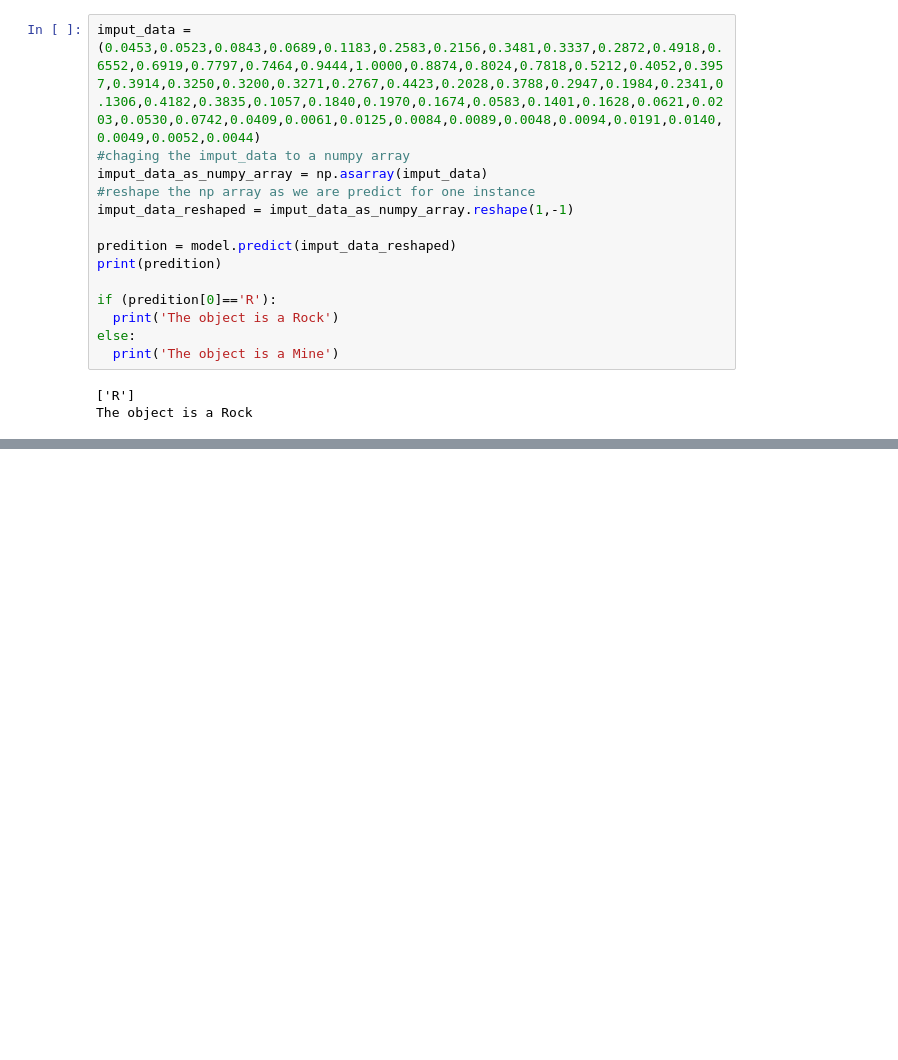
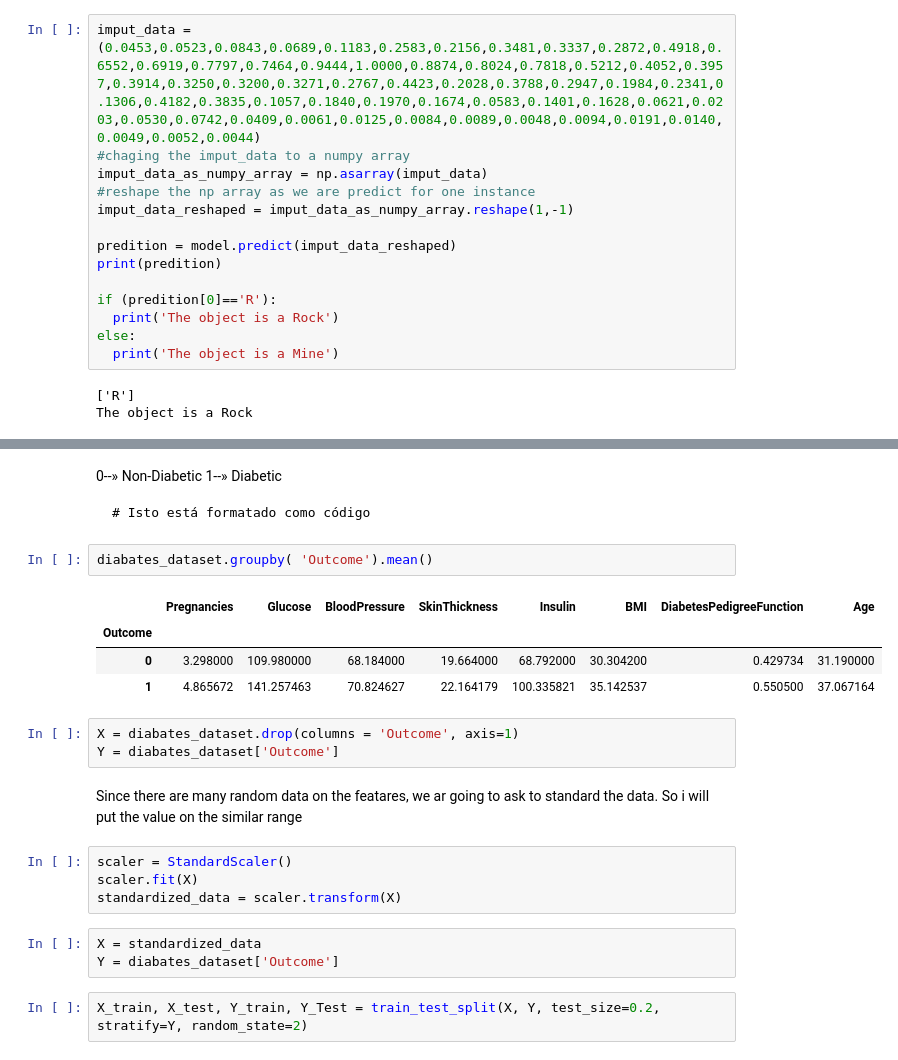
Before and after one commit to Hernanylima/Practice-Linear-Regression-and-Logistic-Regression, a Jupyter notebook: Rock_vs_Mine_Prediction.ipynb, the cells around one changed output, grey strips where cells are left out. Drawn from its saved outputs; the diff is of its cells as text; blank space fills up the shorter version.

````diff
--- a/Rock_vs_Mine_Prediction.ipynb
+++ b/Rock_vs_Mine_Prediction.ipynb
@@ -124,0 +183,28 @@ The object is a Rock
+# %% [markdown]
+0--» Non-Diabetic
+1--» Diabetic
+
+```
+# Isto está formatado como código
+```
+# %%
+diabates_dataset.groupby( 'Outcome').mean()
+# %% [output]
+|  | Pregnancies | Glucose | BloodPressure | SkinThickness | Insulin | BMI | DiabetesPedigreeFunction | Age |
+| Outcome |  |  |  |  |  |  |  |  |
+| 0 | 3.298000 | 109.980000 | 68.184000 | 19.664000 | 68.792000 | 30.304200 | 0.429734 | 31.190000 |
+| 1 | 4.865672 | 141.257463 | 70.824627 | 22.164179 | 100.335821 | 35.142537 | 0.550500 | 37.067164 |
+# %%
+X = diabates_dataset.drop(columns = 'Outcome', axis=1)
+Y = diabates_dataset['Outcome']
+# %% [markdown]
+Since there are many random data on the featares, we ar going to ask to standard the data. So i will put the value on the similar range
+# %%
+scaler = StandardScaler()
+scaler.fit(X)
+standardized_data = scaler.transform(X)
+# %%
+X = standardized_data
+Y = diabates_dataset['Outcome']
+# %%
+X_train, X_test, Y_train, Y_Test = train_test_split(X, Y, test_size=0.2, stratify=Y, random_state=2)
````
Also changed, not shown: parts of 13 cells of this notebook.
